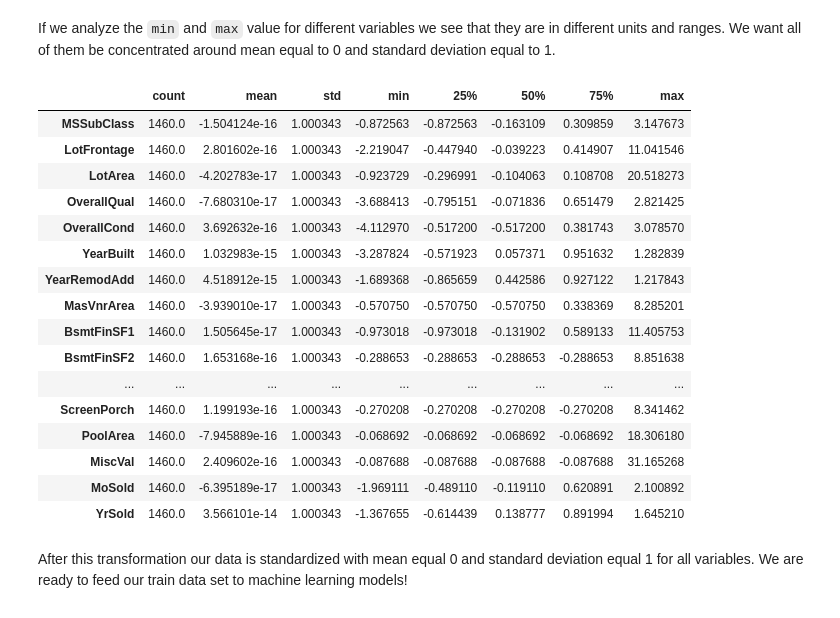
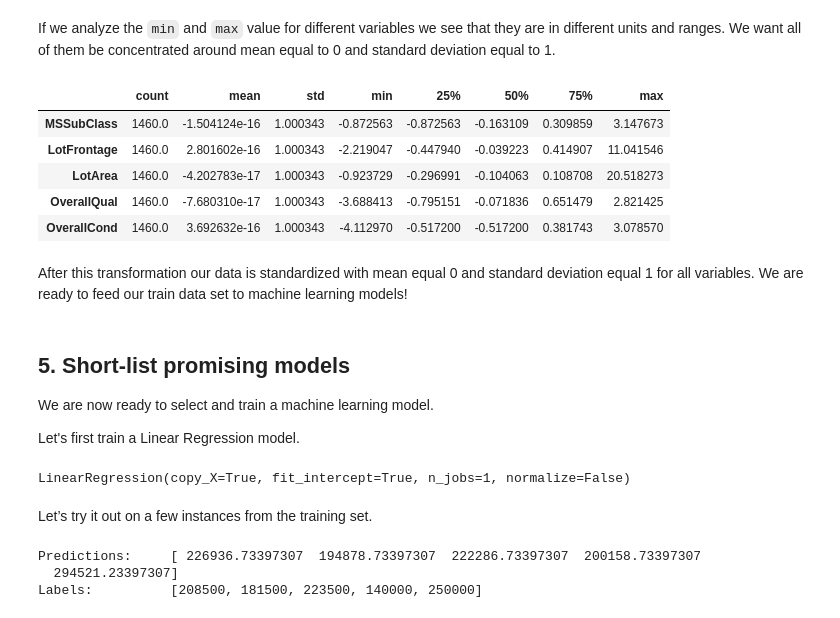
Before and after one commit to msznajder/ames_house_prices_kaggle, a Jupyter notebook: ames_house_prices_kaggle_competition.ipynb, the cells around one changed output. Cells and saved outputs as stored; diff of their text form; code cells hidden in the pictures.

```diff
--- a/ames_house_prices_kaggle_competition.ipynb
+++ b/ames_house_prices_kaggle_competition.ipynb
@@ -289,13 +289,13 @@ housing_copy[["GarageYrBlt", "GarageType"]][housing_copy["GarageYrBlt"].isnull()
 # %% [markdown]
 So we will solve the problem with either throing away these 81 cases with no garage, but this way we would discard one class of houses: properties without garages could have lower price which is very informative for our model. That is why we decide to fill all `Nan` values in this attribute with 0 meaning that no garage was built.
 # %%
-housing_train_copy["GarageYrBlt"] = housing_train_copy["GarageYrBlt"].fillna(0)
+housing_train_prepared["GarageYrBlt"] = housing_train_prepared["GarageYrBlt"].fillna(0)
 # %% [markdown]
 The other two variables `LotFrontage`, `MasVnrArea` missing values are measurements of linear feet of street connected to property and masonry veneer area in square feet. We miss these measurements so we will fill them with median value for these variables.
 # %%
-median_lot_frontage = housing_train_copy["LotFrontage"].median()
-housing_train_copy["LotFrontage"] = housing_train_copy["LotFrontage"].fillna(median_lot_frontage)
+median_lot_frontage = housing_train_prepared["LotFrontage"].median()
+housing_train_prepared["LotFrontage"] = housing_train_prepared["LotFrontage"].fillna(median_lot_frontage)
 # %%
-median_mas_vnr_area = housing_train_copy["MasVnrArea"].median()
-housing_train_copy["MasVnrArea"] = housing_train_copy["MasVnrArea"].fillna(median_mas_vnr_area)
+median_mas_vnr_area = housing_train_prepared["MasVnrArea"].median()
+housing_train_prepared["MasVnrArea"] = housing_train_prepared["MasVnrArea"].fillna(median_mas_vnr_area)
 # %%
@@ -344,26 +333,37 @@ housing_train_copy.describe().transpose()
 If we analyze the `min` and `max` value for different variables we see that they are in different units and ranges. We want all of them be concentrated around mean equal to 0 and standard deviation equal to 1.
 # %%
 from scipy.stats import zscore
-housing_train_copy = housing_train_copy.apply(zscore)
+housing_train_prepared = housing_train_prepared.apply(zscore)
 # %%
-housing_train_copy.describe().transpose()
+housing_train_prepared.describe().transpose().head()
 # %% [output]
 |  | count | mean | std | min | 25% | 50% | 75% | max |
 | MSSubClass | 1460.0 | -1.504124e-16 | 1.000343 | -0.872563 | -0.872563 | -0.163109 | 0.309859 | 3.147673 |
 | LotFrontage | 1460.0 | 2.801602e-16 | 1.000343 | -2.219047 | -0.447940 | -0.039223 | 0.414907 | 11.041546 |
 | LotArea | 1460.0 | -4.202783e-17 | 1.000343 | -0.923729 | -0.296991 | -0.104063 | 0.108708 | 20.518273 |
 | OverallQual | 1460.0 | -7.680310e-17 | 1.000343 | -3.688413 | -0.795151 | -0.071836 | 0.651479 | 2.821425 |
 | OverallCond | 1460.0 | 3.692632e-16 | 1.000343 | -4.112970 | -0.517200 | -0.517200 | 0.381743 | 3.078570 |
-| YearBuilt | 1460.0 | 1.032983e-15 | 1.000343 | -3.287824 | -0.571923 | 0.057371 | 0.951632 | 1.282839 |
-| YearRemodAdd | 1460.0 | 4.518912e-15 | 1.000343 | -1.689368 | -0.865659 | 0.442586 | 0.927122 | 1.217843 |
-| MasVnrArea | 1460.0 | -3.939010e-17 | 1.000343 | -0.570750 | -0.570750 | -0.570750 | 0.338369 | 8.285201 |
-| BsmtFinSF1 | 1460.0 | 1.505645e-17 | 1.000343 | -0.973018 | -0.973018 | -0.131902 | 0.589133 | 11.405753 |
-| BsmtFinSF2 | 1460.0 | 1.653168e-16 | 1.000343 | -0.288653 | -0.288653 | -0.288653 | -0.288653 | 8.851638 |
-| ... | ... | ... | ... | ... | ... | ... | ... | ... |
-| ScreenPorch | 1460.0 | 1.199193e-16 | 1.000343 | -0.270208 | -0.270208 | -0.270208 | -0.270208 | 8.341462 |
-| PoolArea | 1460.0 | -7.945889e-16 | 1.000343 | -0.068692 | -0.068692 | -0.068692 | -0.068692 | 18.306180 |
-| MiscVal | 1460.0 | 2.409602e-16 | 1.000343 | -0.087688 | -0.087688 | -0.087688 | -0.087688 | 31.165268 |
-| MoSold | 1460.0 | -6.395189e-17 | 1.000343 | -1.969111 | -0.489110 | -0.119110 | 0.620891 | 2.100892 |
-| YrSold | 1460.0 | 3.566101e-14 | 1.000343 | -1.367655 | -0.614439 | 0.138777 | 0.891994 | 1.645210 |
 # %% [markdown]
 After this transformation our data is standardized with mean equal 0 and standard deviation equal 1 for all variables. We are ready to feed our train data set to machine learning models!
+# %% [markdown]
+## 5. Short-list promising models
+
+We are now ready to select and train a machine learning model.
+
+Let's first train a Linear Regression model.
+# %%
+from sklearn.linear_model import LinearRegression
+
+lin_reg = LinearRegression()
+lin_reg.fit(housing_train_prepared, housing_labels)
+# %% [output]
+LinearRegression(copy_X=True, fit_intercept=True, n_jobs=1, normalize=False)
+# %% [markdown]
+Let’s try it out on a few instances from the training set.
+# %%
+print("Predictions:\t", lin_reg.predict(housing_train_prepared.iloc[:5]))
+print("Labels:\t\t", list(housing_labels.iloc[:5]))
+# %% [output]
+Predictions:     [ 226936.73397307  194878.73397307  222286.73397307  200158.73397307
+  294521.23397307]
+Labels:          [208500, 181500, 223500, 140000, 250000]
```
Also changed, not shown: parts of 8 cells of this notebook.
